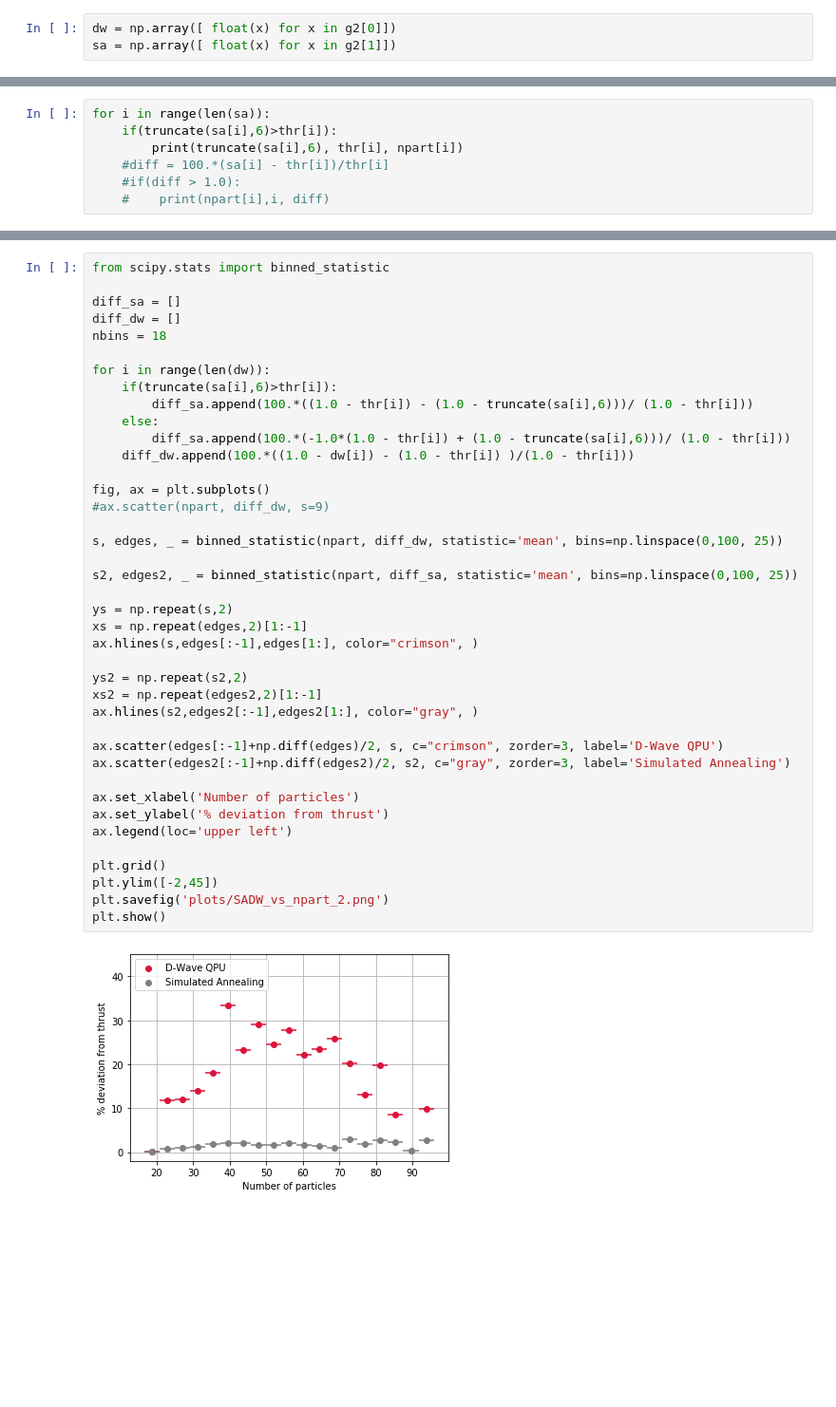
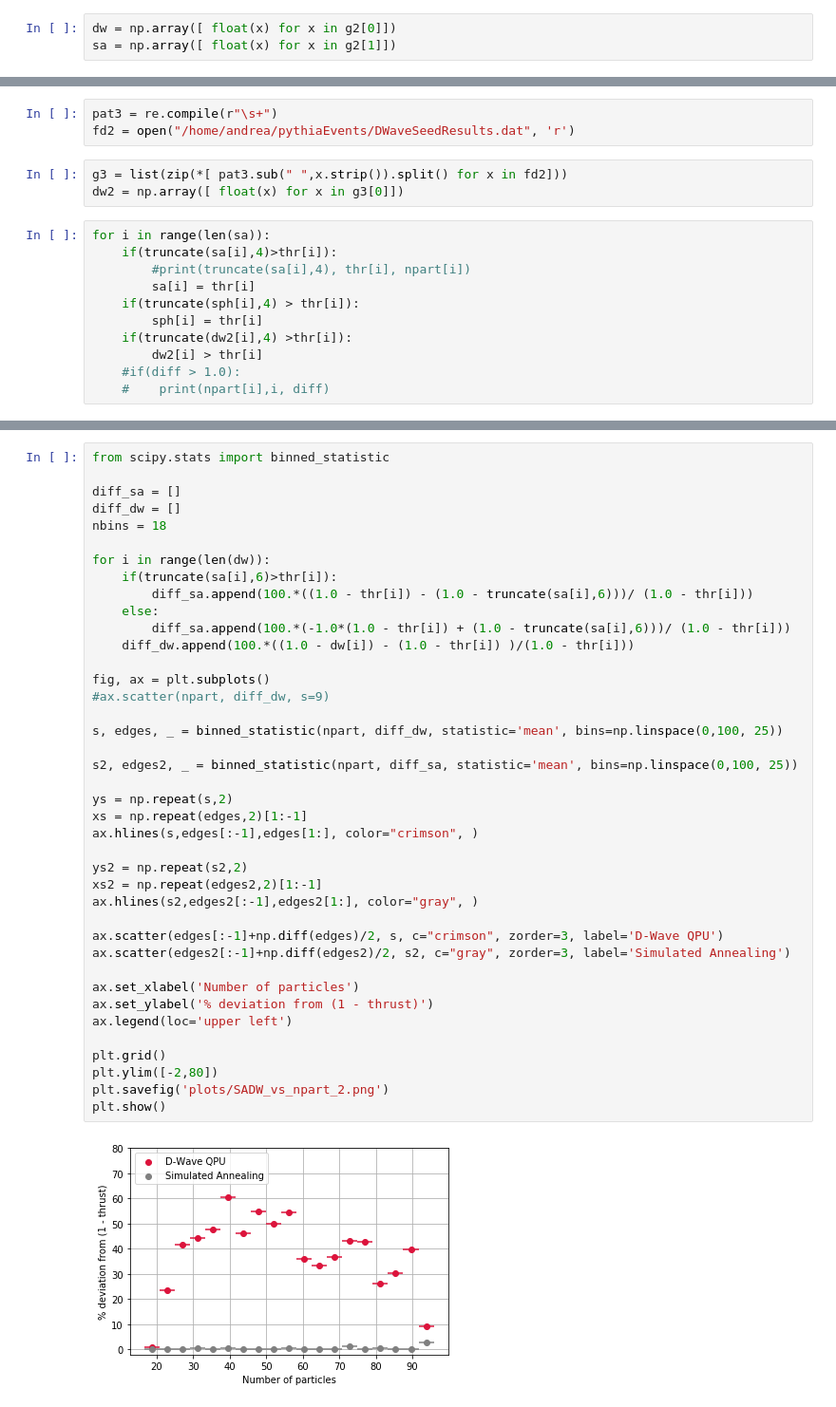
Before and after one commit to delgadoandrea/quantumjets, a Jupyter notebook: plot_results.ipynb, the cells around one changed output, grey strips where cells are left out. Shown at 95% size. Saved outputs shown, nothing was run; the diff lists cells and outputs as text; blank space fills up the shorter version.

Commit message:
Latest plots

```diff
--- a/plot_results.ipynb
+++ b/plot_results.ipynb
@@ -49,7 +30,17 @@ array([0.98728502, 0.98020835, 0.63918028, 0.90488616, 0.94331982,
+# %%
+pat3 = re.compile(r"\s+")
+fd2 = open("/home/andrea/pythiaEvents/DWaveSeedResults.dat", 'r')
+# %%
+g3 = list(zip(*[ pat3.sub(" ",x.strip()).split() for x in fd2]))
+dw2 = np.array([ float(x) for x in g3[0]])
 # %%
 for i in range(len(sa)):
-    if(truncate(sa[i],6)>thr[i]):
-        print(truncate(sa[i],6), thr[i], npart[i])
-    #diff = 100.*(sa[i] - thr[i])/thr[i]
+    if(truncate(sa[i],4)>thr[i]):
+        #print(truncate(sa[i],4), thr[i], npart[i])
+        sa[i] = thr[i]
+    if(truncate(sph[i],4) > thr[i]):
+        sph[i] = thr[i]
+    if(truncate(dw2[i],4) >thr[i]):
+        dw2[i] > thr[i]
     #if(diff > 1.0):
     #    print(npart[i],i, diff)
@@ -147,33 +120,33 @@ for i in range(len(dw)):
         diff_sa.append(100.*((1.0 - thr[i]) - (1.0 - truncate(sa[i],6)))/ (1.0 - thr[i]))
     else:
         diff_sa.append(100.*(-1.0*(1.0 - thr[i]) + (1.0 - truncate(sa[i],6)))/ (1.0 - thr[i]))
     diff_dw.append(100.*((1.0 - dw[i]) - (1.0 - thr[i]) )/(1.0 - thr[i]))
 
 fig, ax = plt.subplots()
 #ax.scatter(npart, diff_dw, s=9)
 
 s, edges, _ = binned_statistic(npart, diff_dw, statistic='mean', bins=np.linspace(0,100, 25))
 
 s2, edges2, _ = binned_statistic(npart, diff_sa, statistic='mean', bins=np.linspace(0,100, 25))
 
 ys = np.repeat(s,2)
 xs = np.repeat(edges,2)[1:-1]
 ax.hlines(s,edges[:-1],edges[1:], color="crimson", )
 
 ys2 = np.repeat(s2,2)
 xs2 = np.repeat(edges2,2)[1:-1]
 ax.hlines(s2,edges2[:-1],edges2[1:], color="gray", )
 
 ax.scatter(edges[:-1]+np.diff(edges)/2, s, c="crimson", zorder=3, label='D-Wave QPU')
 ax.scatter(edges2[:-1]+np.diff(edges2)/2, s2, c="gray", zorder=3, label='Simulated Annealing')
 
 ax.set_xlabel('Number of particles')
-ax.set_ylabel('% deviation from thrust')
+ax.set_ylabel('% deviation from (1 - thrust)')
 ax.legend(loc='upper left')
 
 plt.grid()
-plt.ylim([-2,45])
+plt.ylim([-2,80])
 plt.savefig('plots/SADW_vs_npart_2.png')
 plt.show()
 # %% [output]
-[figure, old version]
+[figure, new version]
```
Also changed, not shown: parts of 12 cells of this notebook, 7 other files.
